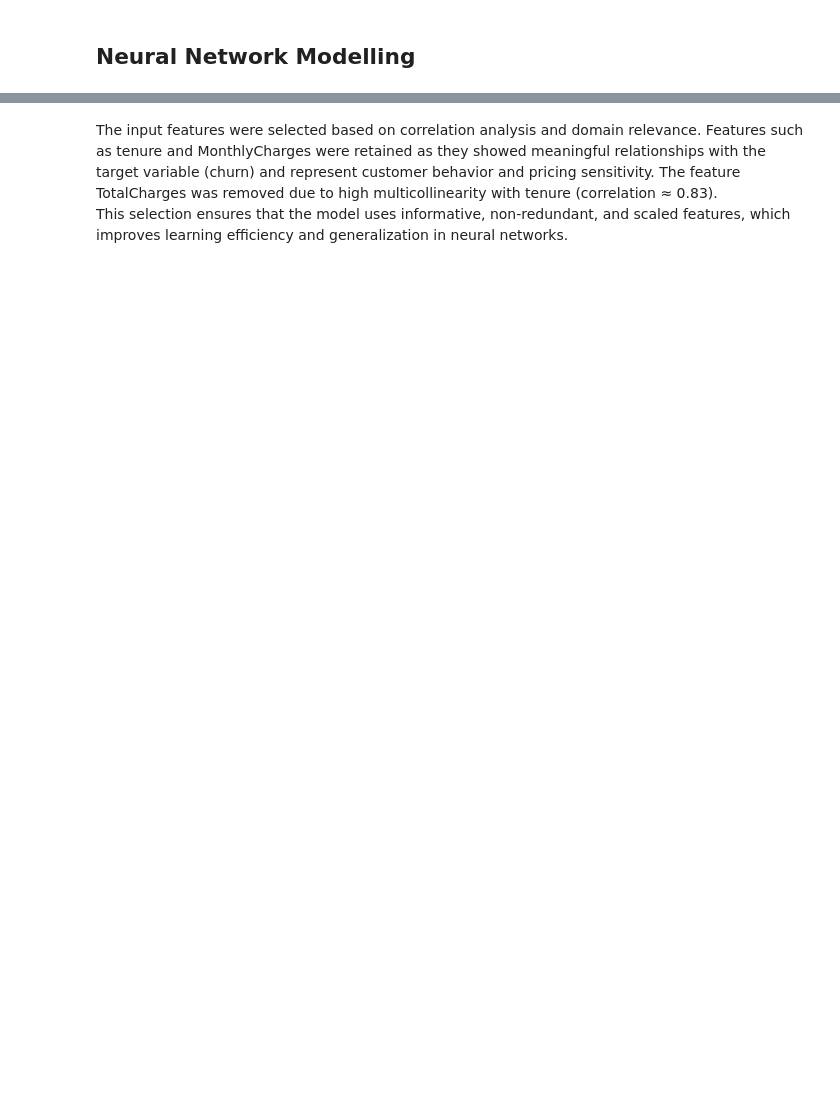
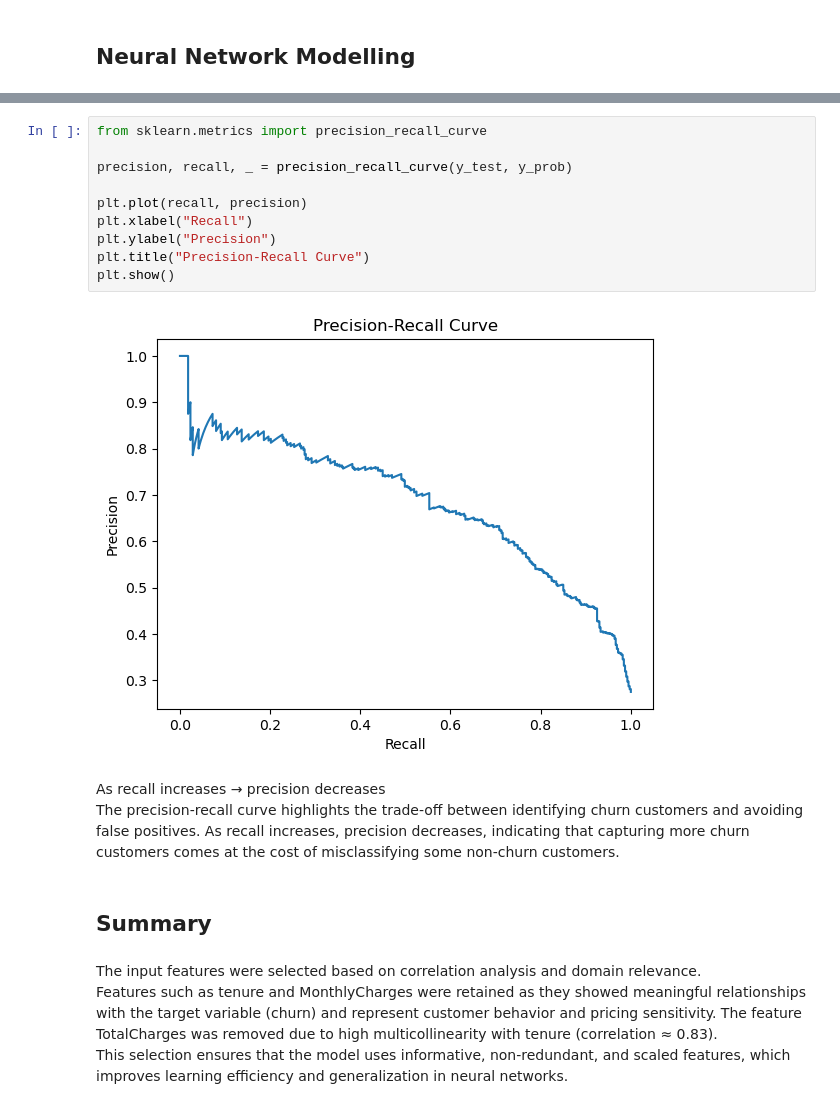
Before and after one commit to PallakSinha/Customer_Churn_ANN, a Jupyter notebook: ANN_Project.ipynb, the cells around one changed output, grey strips where cells are left out. Cells and saved outputs as stored; diff of their text form; blank space fills up the shorter version.

```diff
--- a/ANN_Project.ipynb
+++ b/ANN_Project.ipynb
@@ -422,5 +569,23 @@ Epoch 20/20
+# %%
+from sklearn.metrics import precision_recall_curve
+
+precision, recall, _ = precision_recall_curve(y_test, y_prob)
+
+plt.plot(recall, precision)
+plt.xlabel("Recall")
+plt.ylabel("Precision")
+plt.title("Precision-Recall Curve")
+plt.show()
+# %% [output]
+[figure, added]
+# %% [markdown]
+As recall increases → precision decreases
+The precision-recall curve highlights the trade-off between identifying churn customers and avoiding false positives. As recall increases, precision decreases, indicating that capturing more churn customers comes at the cost of misclassifying some non-churn customers.
+# %% [markdown]
+## Summary
 # %% [markdown]
-The input features were selected based on correlation analysis and domain relevance. Features such as tenure and MonthlyCharges were retained as they showed meaningful relationships with the target variable (churn) and represent customer behavior and pricing sensitivity. The feature TotalCharges was removed due to high multicollinearity with tenure (correlation ≈ 0.83).
+The input features were selected based on correlation analysis and domain relevance.
+Features such as tenure and MonthlyCharges were retained as they showed meaningful relationships with the target variable (churn) and represent customer behavior and pricing sensitivity. The feature TotalCharges was removed due to high multicollinearity with tenure (correlation ≈ 0.83).
 This selection ensures that the model uses informative, non-redundant, and scaled features, which improves learning efficiency and generalization in neural networks.
 # %% [markdown]
 Loss Function (Binary Crossentropy)
```
Also changed, not shown: parts of 48 cells of this notebook.
